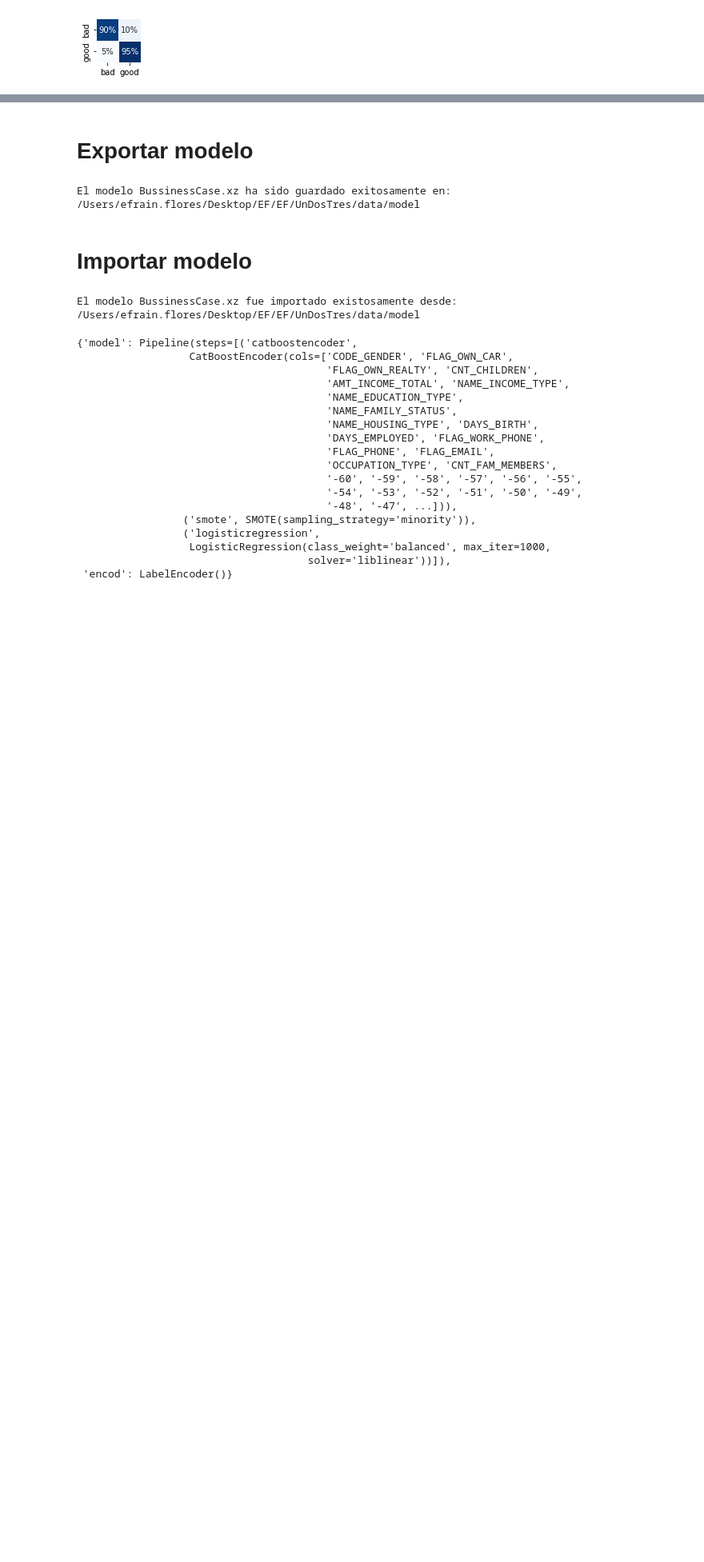
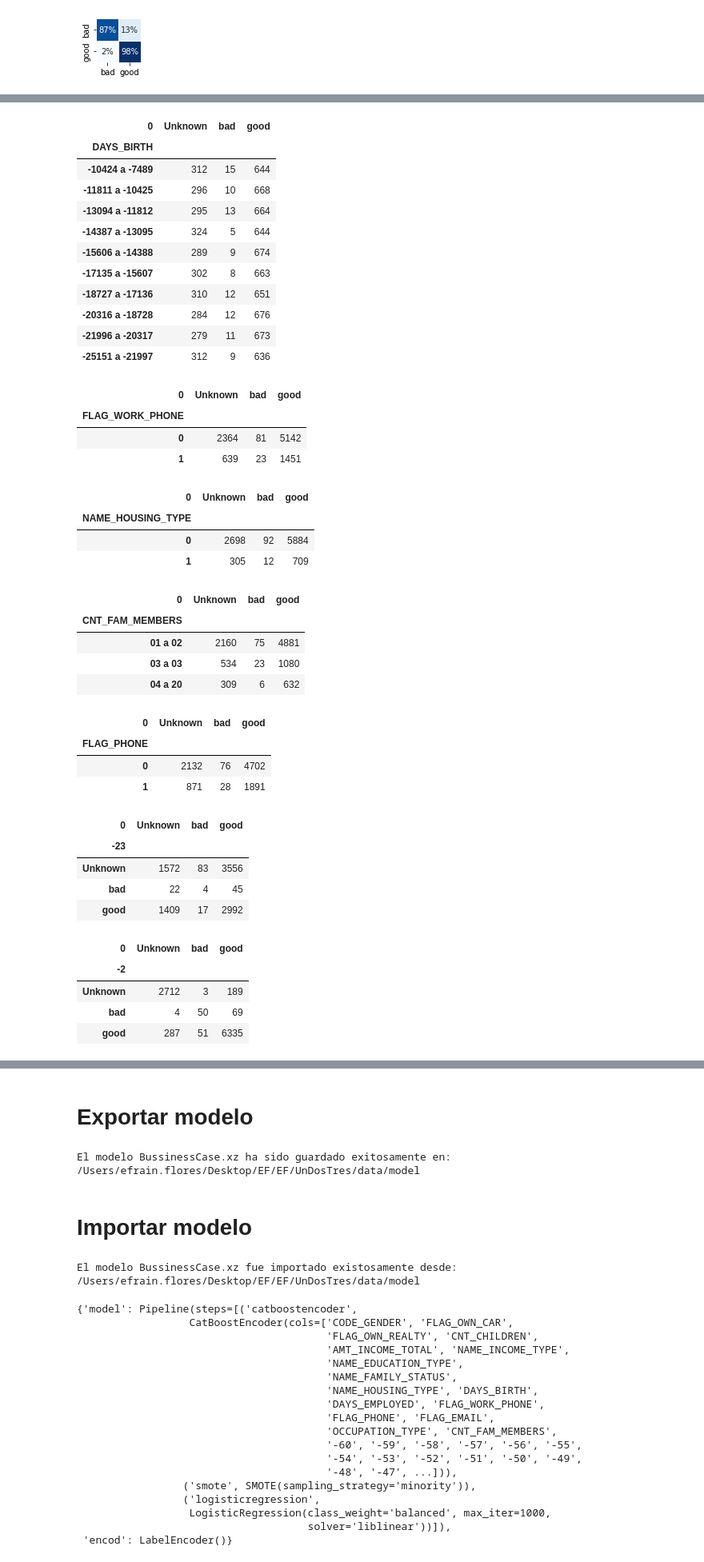
Before and after one commit to Afroefras/Pruebas, a Jupyter notebook: scripts/UnDosTres_BusinessCase.ipynb, the cells around one changed output, grey strips where cells are left out. Shown at 80% size. Saved outputs shown, nothing was run; the diff lists cells and outputs as text; code cells hidden in the pictures; blank space fills up the shorter version.

```diff
--- a/scripts/UnDosTres_BusinessCase.ipynb
+++ b/scripts/UnDosTres_BusinessCase.ipynb
@@ -282,7 +246,7 @@ Name: 0, dtype: float64
 # %%
 from sklearn.model_selection import StratifiedKFold
 
-skf = StratifiedKFold(n_splits=4, shuffle=False)
+skf = StratifiedKFold(n_splits=7, shuffle=True, random_state=7)
 
 for train_index, test_index in skf.split(X, y):
     X_train, X_test = X.iloc[train_index], X.iloc[test_index]
@@ -374,0 +325,6 @@ df.pivot_table(index='-1', columns='0', values='-2', aggfunc='count')
+# %%
+model_coef = DataFrame(zip(X.columns, model['logisticregression'].coef_[0]), columns=['column', 'weight'])
+model_coef = model_coef.sort_values('weight').reset_index(drop=True)
+
+heavy_cols = concat([model_coef.head(), model_coef.tail()])
+heavy_cols
@@ -374,0 +345,43 @@ df.pivot_table(index='-1', columns='0', values='-2', aggfunc='count')
+# %%
+for col in heavy_cols['column']:
+    display(df.pivot_table(index=col, columns='0', values='-60', aggfunc='count').style.background_gradient('Blues'))
+# %% [output]
+| 0 | Unknown | bad | good |
+| DAYS_BIRTH |  |  |  |
+| -10424 a -7489 | 312 | 15 | 644 |
+| -11811 a -10425 | 296 | 10 | 668 |
+| -13094 a -11812 | 295 | 13 | 664 |
+| -14387 a -13095 | 324 | 5 | 644 |
+| -15606 a -14388 | 289 | 9 | 674 |
+| -17135 a -15607 | 302 | 8 | 663 |
+| -18727 a -17136 | 310 | 12 | 651 |
+| -20316 a -18728 | 284 | 12 | 676 |
+| -21996 a -20317 | 279 | 11 | 673 |
+| -25151 a -21997 | 312 | 9 | 636 |
+| 0 | Unknown | bad | good |
+| FLAG_WORK_PHONE |  |  |  |
+| 0 | 2364 | 81 | 5142 |
+| 1 | 639 | 23 | 1451 |
+| 0 | Unknown | bad | good |
+| NAME_HOUSING_TYPE |  |  |  |
+| 0 | 2698 | 92 | 5884 |
+| 1 | 305 | 12 | 709 |
+| 0 | Unknown | bad | good |
+| CNT_FAM_MEMBERS |  |  |  |
+| 01 a 02 | 2160 | 75 | 4881 |
+| 03 a 03 | 534 | 23 | 1080 |
+| 04 a 20 | 309 | 6 | 632 |
+| 0 | Unknown | bad | good |
+| FLAG_PHONE |  |  |  |
+| 0 | 2132 | 76 | 4702 |
+| 1 | 871 | 28 | 1891 |
+| 0 | Unknown | bad | good |
+| -23 |  |  |  |
+| Unknown | 1572 | 83 | 3556 |
+| bad | 22 | 4 | 45 |
+| good | 1409 | 17 | 2992 |
+| 0 | Unknown | bad | good |
+| -2 |  |  |  |
+| Unknown | 2712 | 3 | 189 |
+| bad | 4 | 50 | 69 |
+| good | 287 | 51 | 6335 |
```
Also changed, not shown: parts of 23 cells of this notebook.
